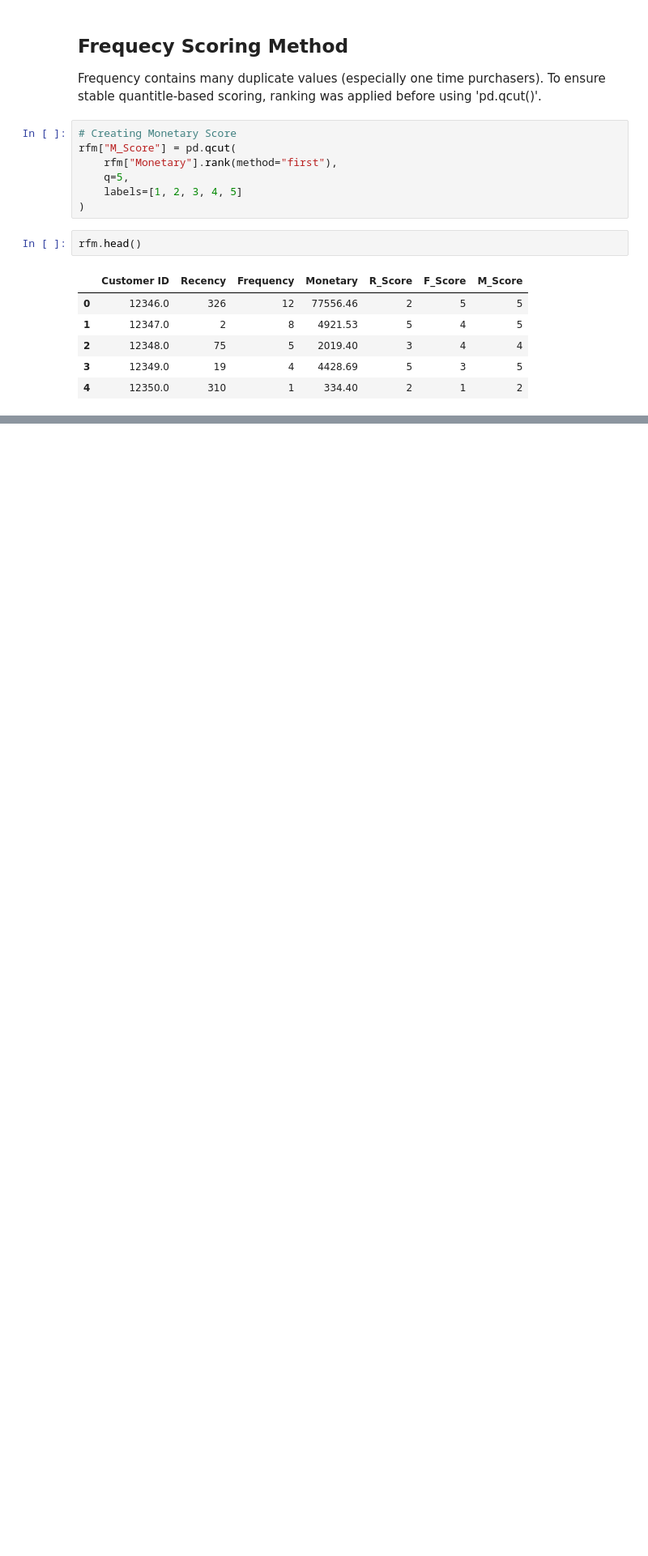
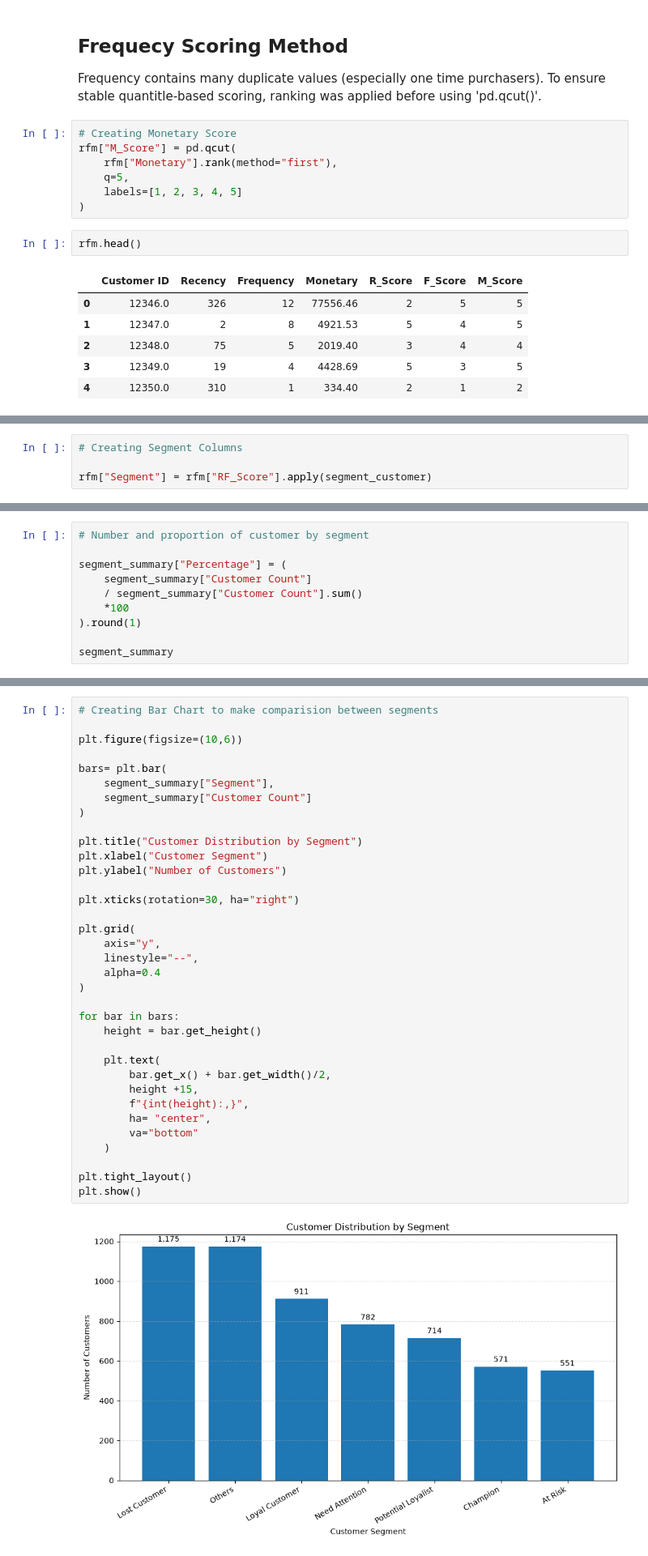
Before and after one commit to yoonjusong-analytics/ecommerce--customer-sales-analysis, a Jupyter notebook: notebook/04_rfm_analysis.ipynb, the cells around one changed output, grey strips where cells are left out. Shown at 81% size. Cells and saved outputs as stored; diff of their text form; blank space fills up the shorter version.

```diff
--- a/notebook/04_rfm_analysis.ipynb
+++ b/notebook/04_rfm_analysis.ipynb
@@ -216,0 +265,4 @@ rfm.head()
+# %%
+# Creating Segment Columns
+
+rfm["Segment"] = rfm["RF_Score"].apply(segment_customer)
@@ -216,0 +300,10 @@ rfm.head()
+# %%
+# Number and proportion of customer by segment
+
+segment_summary["Percentage"] = (
+    segment_summary["Customer Count"]
+    / segment_summary["Customer Count"].sum()
+    *100
+).round(1)
+
+segment_summary
@@ -216,0 +319,37 @@ rfm.head()
+# %%
+# Creating Bar Chart to make comparision between segments
+
+plt.figure(figsize=(10,6))
+
+bars= plt.bar(
+    segment_summary["Segment"],
+    segment_summary["Customer Count"]
+)
+
+plt.title("Customer Distribution by Segment")
+plt.xlabel("Customer Segment")
+plt.ylabel("Number of Customers")
+
+plt.xticks(rotation=30, ha="right")
+
+plt.grid(
+    axis="y",
+    linestyle="--",
+    alpha=0.4
+)
+
+for bar in bars:
+    height = bar.get_height()
+
+    plt.text(
+        bar.get_x() + bar.get_width()/2,
+        height +15,
+        f"{int(height):,}",
+        ha= "center",
+        va="bottom"
+    )
+
+plt.tight_layout()
+plt.show()
+# %% [output]
+[figure, added]
```
Also changed, not shown: parts of 19 cells of this notebook.
